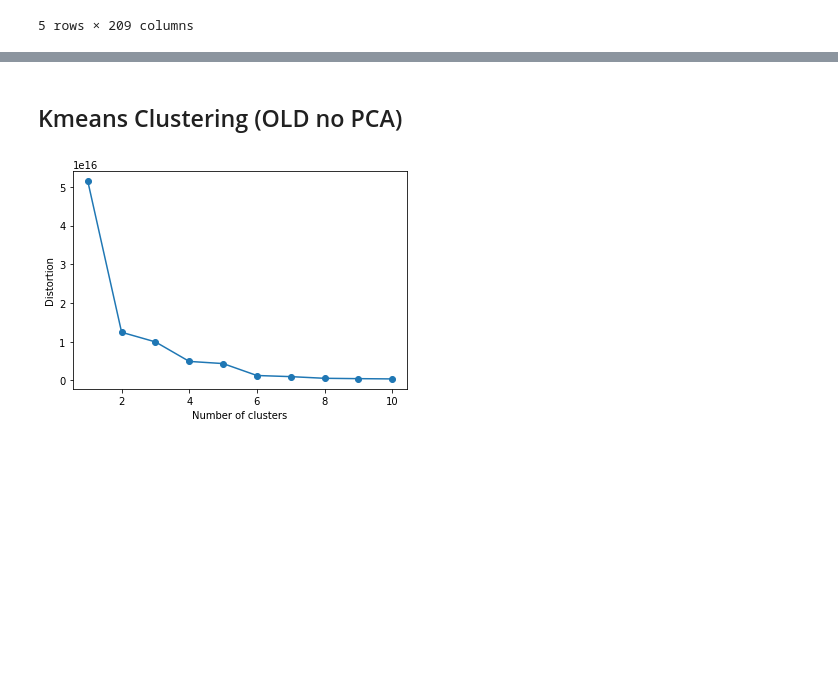
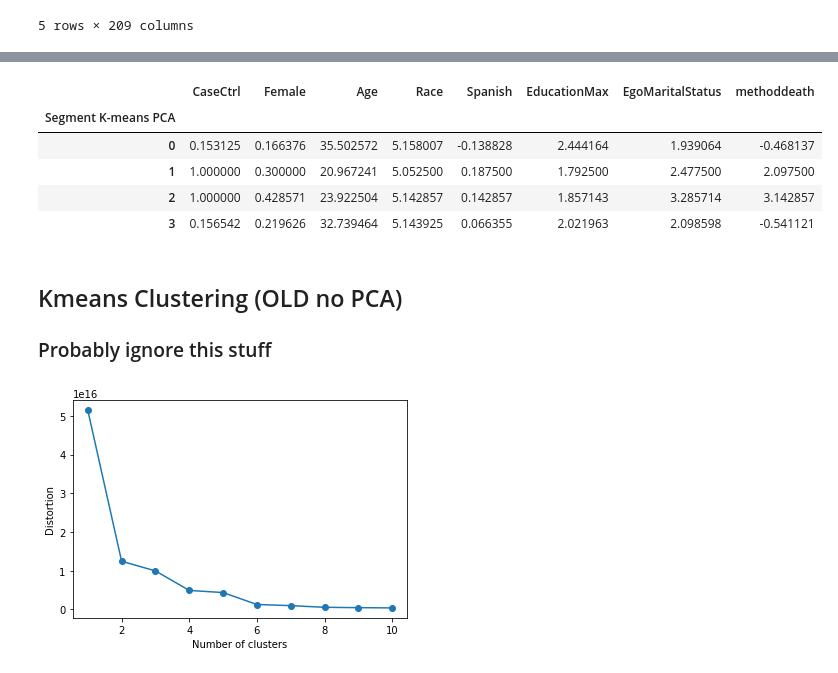
Before and after one commit to gabekudirka/suicide-data-exploration, a Jupyter notebook: clusteringOLD.ipynb, the cells around one changed output, grey strips where cells are left out. Saved outputs shown, nothing was run; the diff lists cells and outputs as text; code cells hidden in the pictures; blank space fills up the shorter version.

```diff
--- a/clusteringOLD.ipynb
+++ b/clusteringOLD.ipynb
@@ -92,5 +101,20 @@ plt.show()
+# %%
+featuresOfInterest = ['CaseCtrl', 'Female', 'Age', 'Race',
+       'Spanish', 'Month_Birth', 'Year_Birth', 'Month_Death',
+       'Year_Death', 'EducationMax', 'EgoMaritalStatus', 'methoddeath',
+       'violent']
+df_segm_pca_kmeans.columns.values
+df_segm_pca_kmeans[["Segment K-means PCA", "CaseCtrl", "Female", "Age", "Race", "Spanish", "EducationMax", "EgoMaritalStatus", "methoddeath"]].groupby("Segment K-means PCA").mean()
+# %% [output]
+|  | CaseCtrl | Female | Age | Race | Spanish | EducationMax | EgoMaritalStatus | methoddeath |
+| Segment K-means PCA |  |  |  |  |  |  |  |  |
+| 0 | 0.153125 | 0.166376 | 35.502572 | 5.158007 | -0.138828 | 2.444164 | 1.939064 | -0.468137 |
+| 1 | 1.000000 | 0.300000 | 20.967241 | 5.052500 | 0.187500 | 1.792500 | 2.477500 | 2.097500 |
+| 2 | 1.000000 | 0.428571 | 23.922504 | 5.142857 | 0.142857 | 1.857143 | 3.285714 | 3.142857 |
+| 3 | 0.156542 | 0.219626 | 32.739464 | 5.143925 | 0.066355 | 2.021963 | 2.098598 | -0.541121 |
 # %% [markdown]
 ## Kmeans Clustering (OLD no PCA)
+### Probably ignore this stuff
 # %%
 # Convert DataFrame to matrix
 mat = df.values
```
Also changed, not shown: parts of 5 cells of this notebook, 9 other files.
